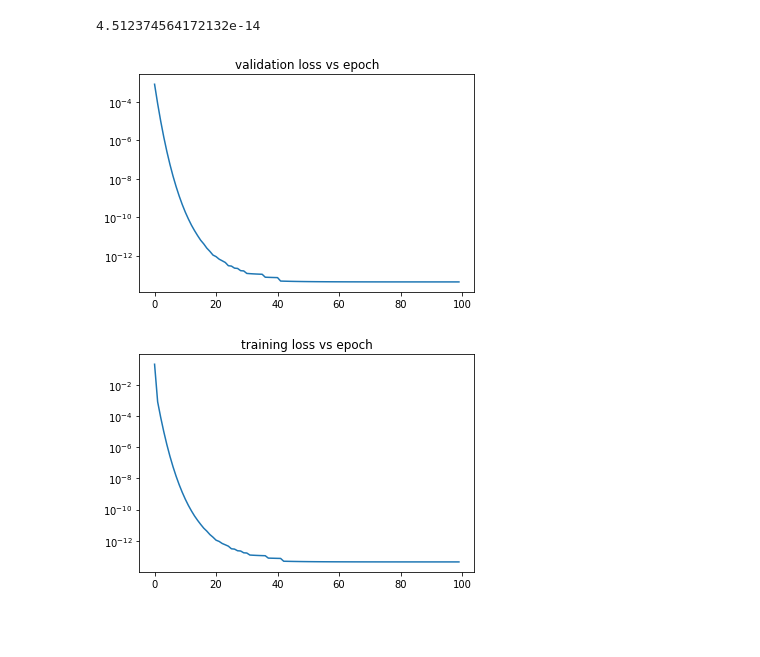
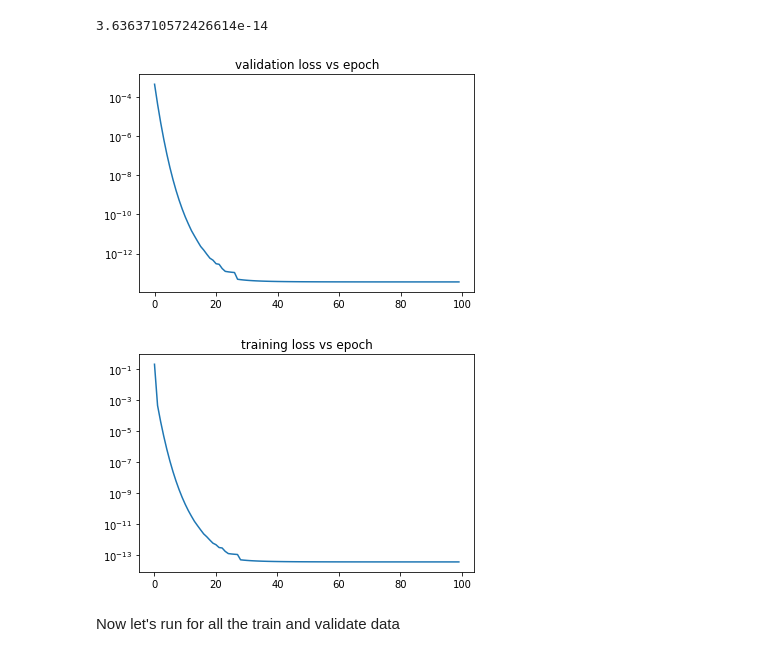
Before and after one commit to bhershdu/nlp_legislation_prediction, a Jupyter notebook: training/training.ipynb, the cells around one changed output. Drawn from its saved outputs; the diff is of its cells as text; code cells hidden in the pictures; blank space fills up the shorter version.

Commit message:
refactored training code into functions. re-run single case. run full case

```diff
--- a/training/training.ipynb
+++ b/training/training.ipynb
@@ -94,19 +104,25 @@ train: summary_bill_1959_1546096-shrunk.pkl
 # %%
 class SummaryDataSet(torch.utils.data.Dataset):
-    def __init__(self, file_path_arr):
+    def __init__(self, file_path_arr, fixed_idx=False):
         self.data_frames = []
+        self.fixed_idx = fixed_idx
         for f in file_path_arr:
             print(f"loading {f}")
             self.data_frames.append(pd.read_pickle(f, compression="gzip"))
 
     def __len__(self):
-        return 1
-#        return len(self.data_frames)
+        if self.fixed_idx:
+            return 1
+        else:
+            return len(self.data_frames)
 
     def __getitem__(self, idx):
-        next_df = self.data_frames[0]
+        if self.fixed_idx:
+            next_df = self.data_frames[0]
+        else:
+            next_df = self.data_frames[idx]
         party = next_df["party"][0] # they are all the same, so just pick the first one
-        encoding = torch.tensor(np.array(next_df["input_shrunk"]),dtype=torch.float)
+        encoding = torch.tensor(np.array(next_df["input_maxpool"]),dtype=torch.float)
         # 4 politcal party choices
         party_arr = np.zeros(4,dtype=int)
         # the party index was stored as value with a starting index of 1 -- rethink this
@@ -115,7 +133,9 @@ class SummaryDataSet(torch.utils.data.Dataset):
 # %%
 from torch.utils.data import DataLoader
-train_data_set = SummaryDataSet(train_files)
-test_data_set = SummaryDataSet(test_files)
-train_loader = DataLoader(train_data_set,batch_size=1,shuffle=True)
-test_loader = DataLoader(test_data_set, batch_size=1, shuffle=True)
+single_train_data_set = SummaryDataSet(train_files,fixed_idx=True)
+single_validate_data_set = SummaryDataSet(train_files,fixed_idx=True)
+single_test_data_set = SummaryDataSet(train_files,fixed_idx=True)
+single_train_loader = DataLoader(single_train_data_set,batch_size=1,shuffle=False)
+single_validate_loader = DataLoader(single_validate_data_set, batch_size=1, shuffle=False)
+single_test_loader = DataLoader(single_test_data_set, batch_size=1, shuffle=False)
 # %% [output]
@@ -130,17 +159,17 @@ loading C:\Users\benja\git-projects\bitbucket\nlp_legislation_prediction\trainin
 # %%
-def train_one_epoch(epoch_idx, model, summary_writer):
+def train_one_epoch(model, loss_function, the_optimizer, summary_writer, training_dataloader):
     running_loss = 0
     last_loss = 0.
-    for i, data in enumerate(train_loader):
+    for i, data in enumerate(training_dataloader):
         inputs, label = data
         input_tensor = inputs.view(1,-1)
         outputs = model(input_tensor)
-        loss = loss_fn(outputs, label)
+        loss = loss_function(outputs, label)
         last_loss = loss.item()
-        optimizer.zero_grad()
+        the_optimizer.zero_grad()
         loss.backward()
         optimizer.step()
-        summary_idx = i * len(train_loader) + i + 1
+        summary_idx = i * len(training_dataloader) + i + 1
         summary_writer.add_scalar("loss/train", last_loss, summary_idx)
     return last_loss
 # %%
@@ -223,0 +221,5 @@ LOSS train 4.512374564172132e-14 valid 4.512274953097535e-14
+# %%
+single_item_model = TitlePartyModel()
+loss_fn = torch.nn.MSELoss()
+optimizer = torch.optim.RMSprop(single_item_model.parameters(), lr=0.001, momentum=0.9)
+single_train_losses, single_validation_losses = run_epochs(100, single_item_model, loss_fn, optimizer, single_train_loader, single_validate_loader)
@@ -224,21 +264,23 @@ LOSS train 4.512374564172132e-14 valid 4.512274953097535e-14
 # %%
-val_loss_values = list(map(lambda x : x.item(), val_losses))
-train_losses[-1]
+single_val_loss_values = list(map(lambda x : x.item(), single_validation_losses))
+single_train_losses[-1]
 # %% [output]
-4.512374564172132e-14
+3.6363710572426614e-14
 # %%
 from matplotlib import pyplot as plt
 # %%
-plt.plot(range(100), val_losses)
+plt.plot(range(100), single_val_loss_values)
 plt.yscale('log')
 plt.title("validation loss vs epoch")
 plt.show()
 # %% [output]
-[figure, old version]
+[figure, new version]
 # %%
-plt.plot(range(100), train_losses)
+plt.plot(range(100), single_train_losses)
 plt.yscale('log')
 plt.title("training loss vs epoch")
 plt.show()
 # %% [output]
-[figure, old version]
+[figure, new version]
+# %% [markdown]
+Now let's run for all the train and validate data
```
Also changed, not shown: parts of 12 cells of this notebook.
